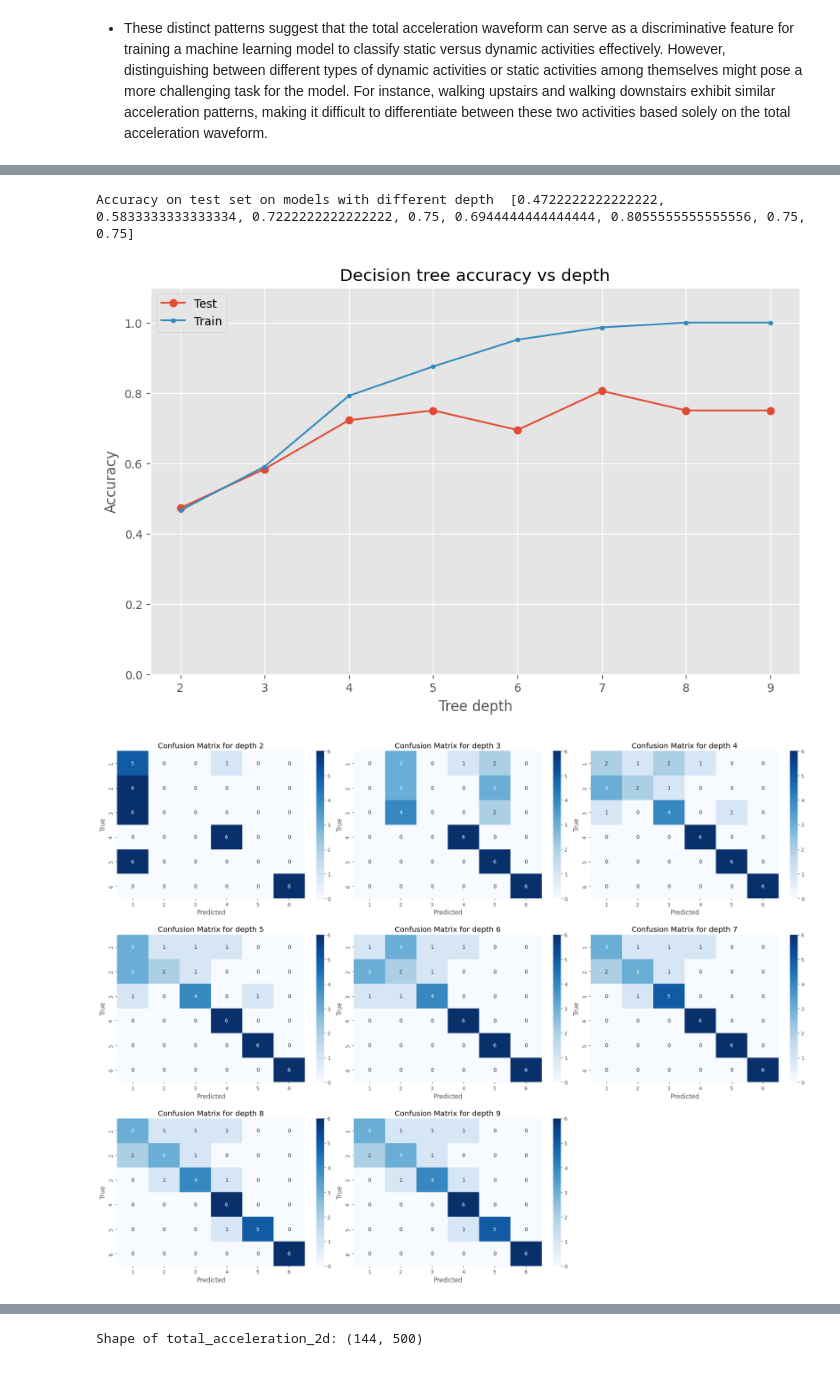
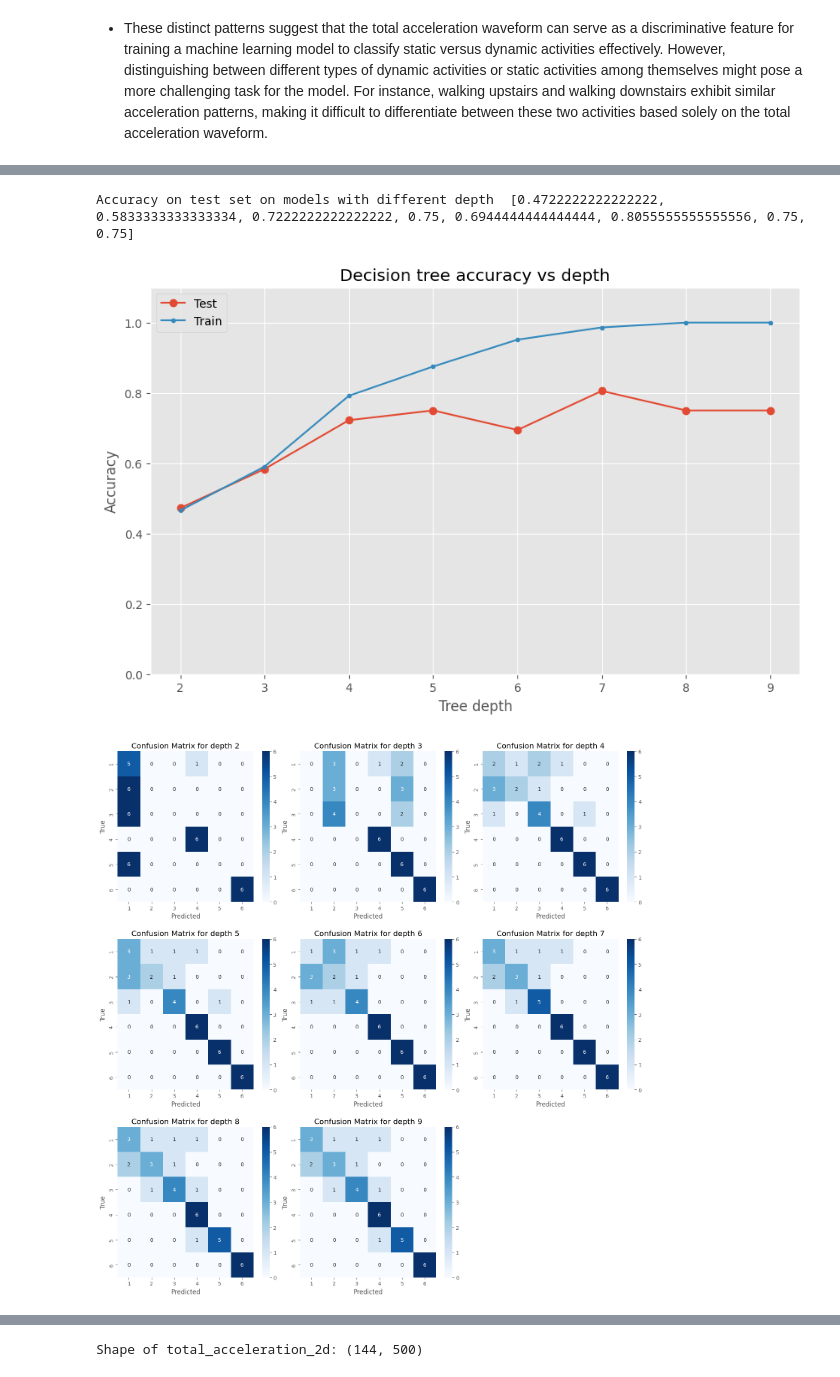
Before and after one commit to Zeenu03/Human-Activity-Recognition-, a Jupyter notebook: Human_Activity_Recognition.ipynb, the cells around one changed output, grey strips where cells are left out. Drawn from its saved outputs; the diff is of its cells as text; code cells hidden in the pictures.

```diff
--- a/Human_Activity_Recognition.ipynb
+++ b/Human_Activity_Recognition.ipynb
@@ -223,32 +241,32 @@ for depth in depths:
     conf_matrix = confusion_matrix(y_test, y_pred_test)
     conf_matrices.append(conf_matrix)
 
 # Ploting accuracy Vs Depth plot
 accuracy_rawData=accuracies_test
 print( "Accuracy on test set on models with different depth " , accuracies_test)
 plt.figure(figsize=(10,6))
 plt.plot(depths, accuracies_test, marker='o',label="Test")
 plt.plot(depths, accuracies_train, marker='.',label="Train")
 plt.title('Decision tree accuracy vs depth')
 plt.xlabel('Tree depth')
 plt.ylabel('Accuracy')
 plt.ylim(0,1.1)
 plt.savefig("Accurcy vs Depth Plot Q4", dpi=1000)
 plt.legend()
 plt.show()
 
 # Ploting subplot of confusion matrix
-plt.figure(figsize=(20, 15))
+plt.figure(figsize=(15,15))
 for i, depth in enumerate(depths):
     plt.subplot(3,3,i+1)
     sns.heatmap(conf_matrices[i], annot=True, fmt='d', cmap='Blues', xticklabels=np.unique(y_test), yticklabels=np.unique(y_test))
     plt.title(f'Confusion Matrix for depth {i+2}')
     plt.xlabel('Predicted')
     plt.ylabel('True')
     plt.tight_layout(h_pad=2)
 plt.savefig("Confusion Subplot Q4")
 plt.show()
 # %% [output]
 Accuracy on test set on models with different depth  [0.4722222222222222, 0.5833333333333334, 0.7222222222222222, 0.75, 0.6944444444444444, 0.8055555555555556, 0.75, 0.75]
 [figure]
-[figure, old version]
+[figure, new version]
```
Also changed, not shown: parts of 48 cells of this notebook, 17 other files.
